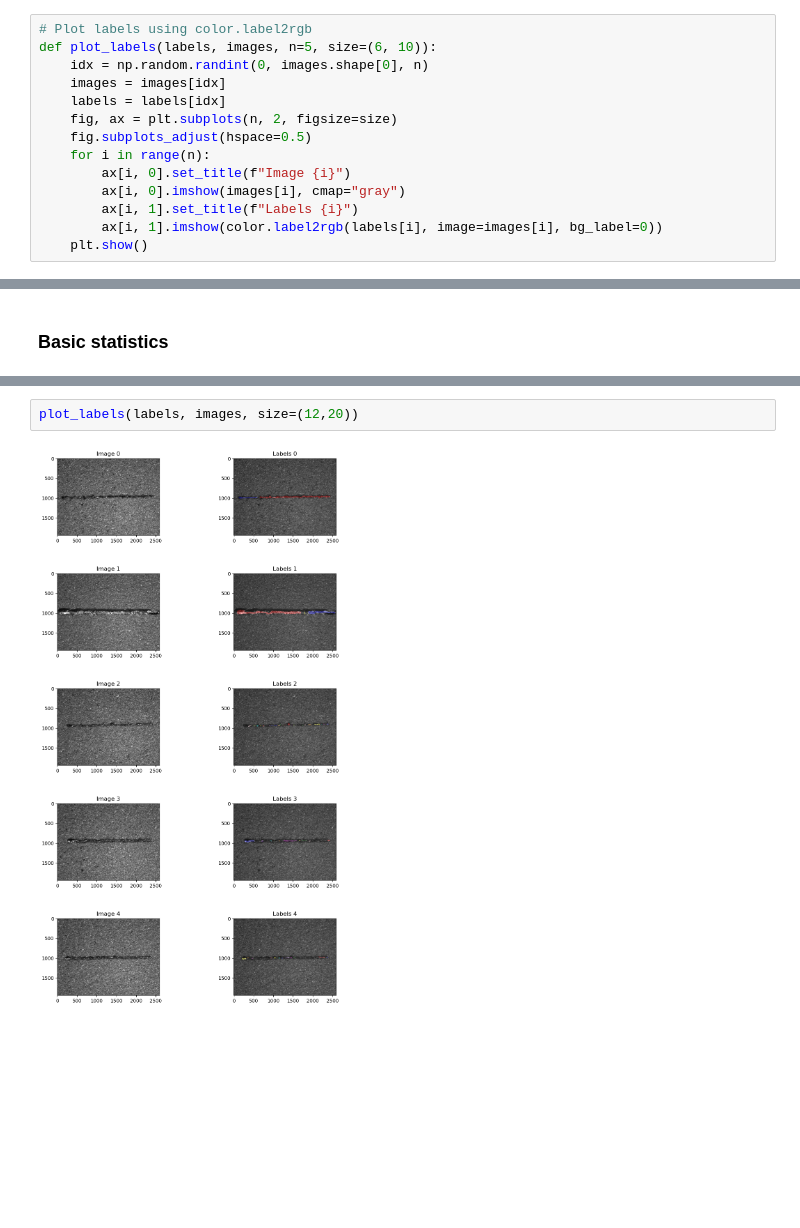
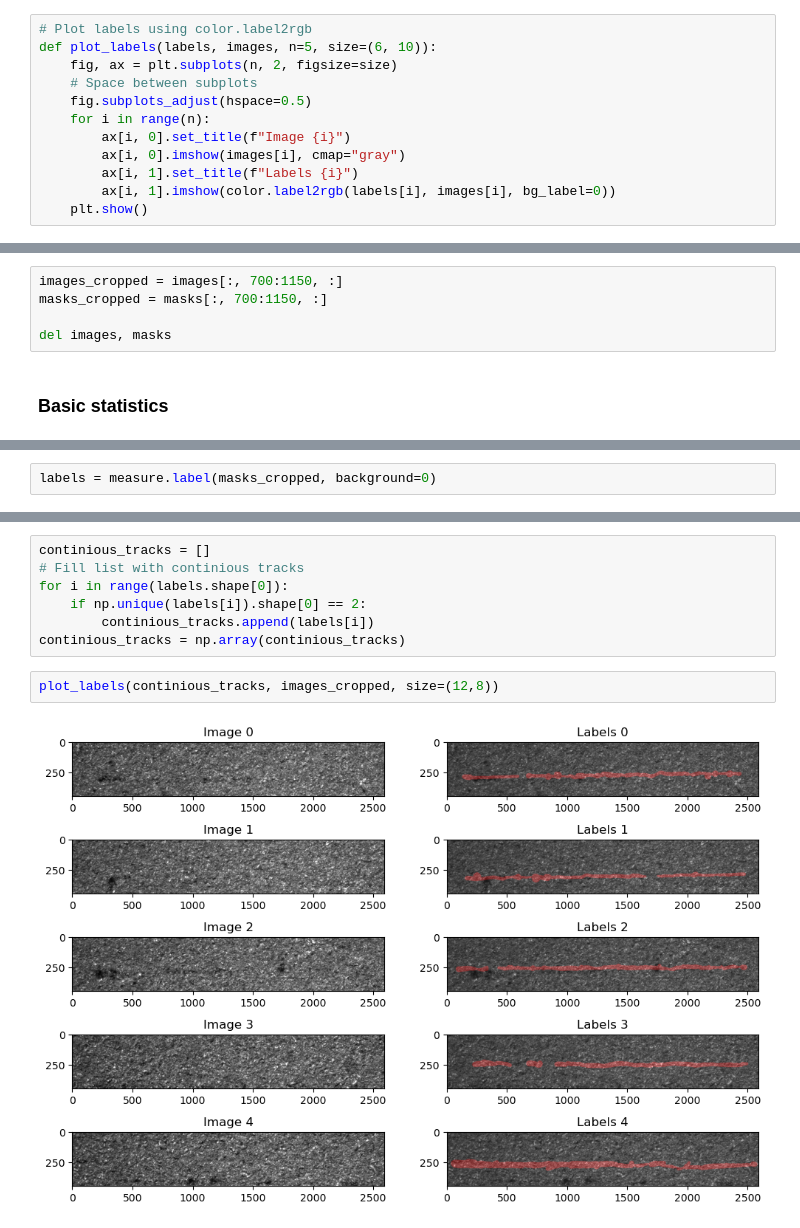
Before and after one commit to kenieveges/LPBF_Track_study, a Jupyter notebook: CNN_model/preprocessing.ipynb, the cells around one changed output, grey strips where cells are left out. Cells and saved outputs as stored; diff of their text form; blank space fills up the shorter version.

```diff
--- a/CNN_model/preprocessing.ipynb
+++ b/CNN_model/preprocessing.ipynb
@@ -76,14 +77,12 @@ def plot_images(images, masks, n=5, size=(6, 10)):
 # %%
 # Plot labels using color.label2rgb
 def plot_labels(labels, images, n=5, size=(6, 10)):
-    idx = np.random.randint(0, images.shape[0], n)
-    images = images[idx]
-    labels = labels[idx]
     fig, ax = plt.subplots(n, 2, figsize=size)
+    # Space between subplots
     fig.subplots_adjust(hspace=0.5)
     for i in range(n):
         ax[i, 0].set_title(f"Image {i}")
         ax[i, 0].imshow(images[i], cmap="gray")
         ax[i, 1].set_title(f"Labels {i}")
-        ax[i, 1].imshow(color.label2rgb(labels[i], image=images[i], bg_label=0))
+        ax[i, 1].imshow(color.label2rgb(labels[i], images[i], bg_label=0))
     plt.show()
@@ -90,3 +94,8 @@ def plot_labels(labels, images, n=5, size=(6, 10)):
+# %%
+images_cropped = images[:, 700:1150, :]
+masks_cropped = masks[:, 700:1150, :]
+
+del images, masks
 # %% [markdown]
 ### Basic statistics
 # %%
@@ -97,0 +109,2 @@ labels = np.array([measure.label(mask) for mask in masks])
+# %%
+labels = measure.label(masks_cropped, background=0)
@@ -98,4 +117,11 @@ labels = np.array([measure.label(mask) for mask in masks])
+# %%
+continious_tracks = []
+# Fill list with continious tracks
+for i in range(labels.shape[0]):
+    if np.unique(labels[i]).shape[0] == 2:
+        continious_tracks.append(labels[i])
+continious_tracks = np.array(continious_tracks)
 # %%
-plot_labels(labels, images, size=(12,20))
+plot_labels(continious_tracks, images_cropped, size=(12,8))
 # %% [output]
-[figure, old version]
+[figure, new version]
```
Also changed, not shown: parts of 9 cells of this notebook.
